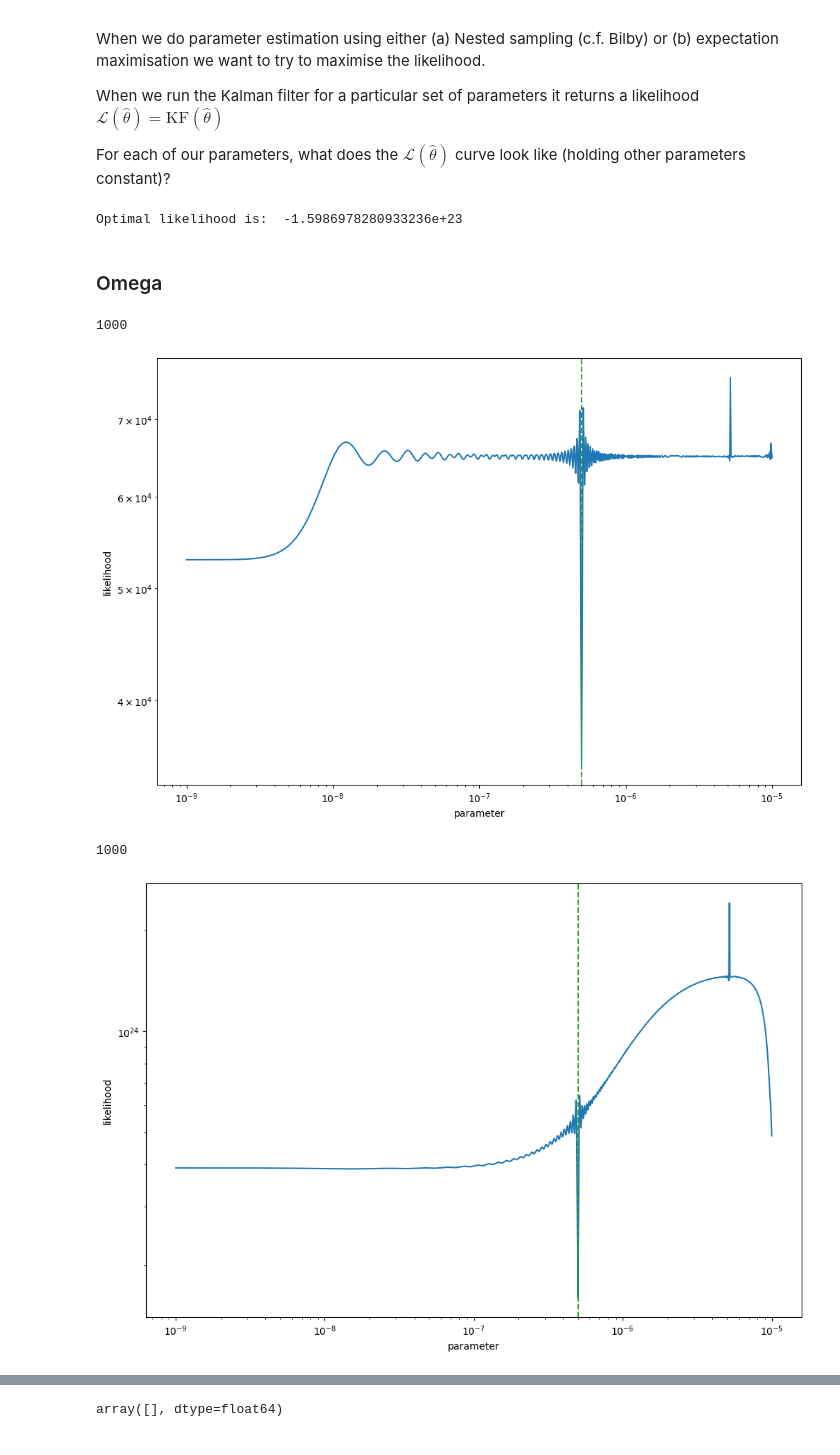
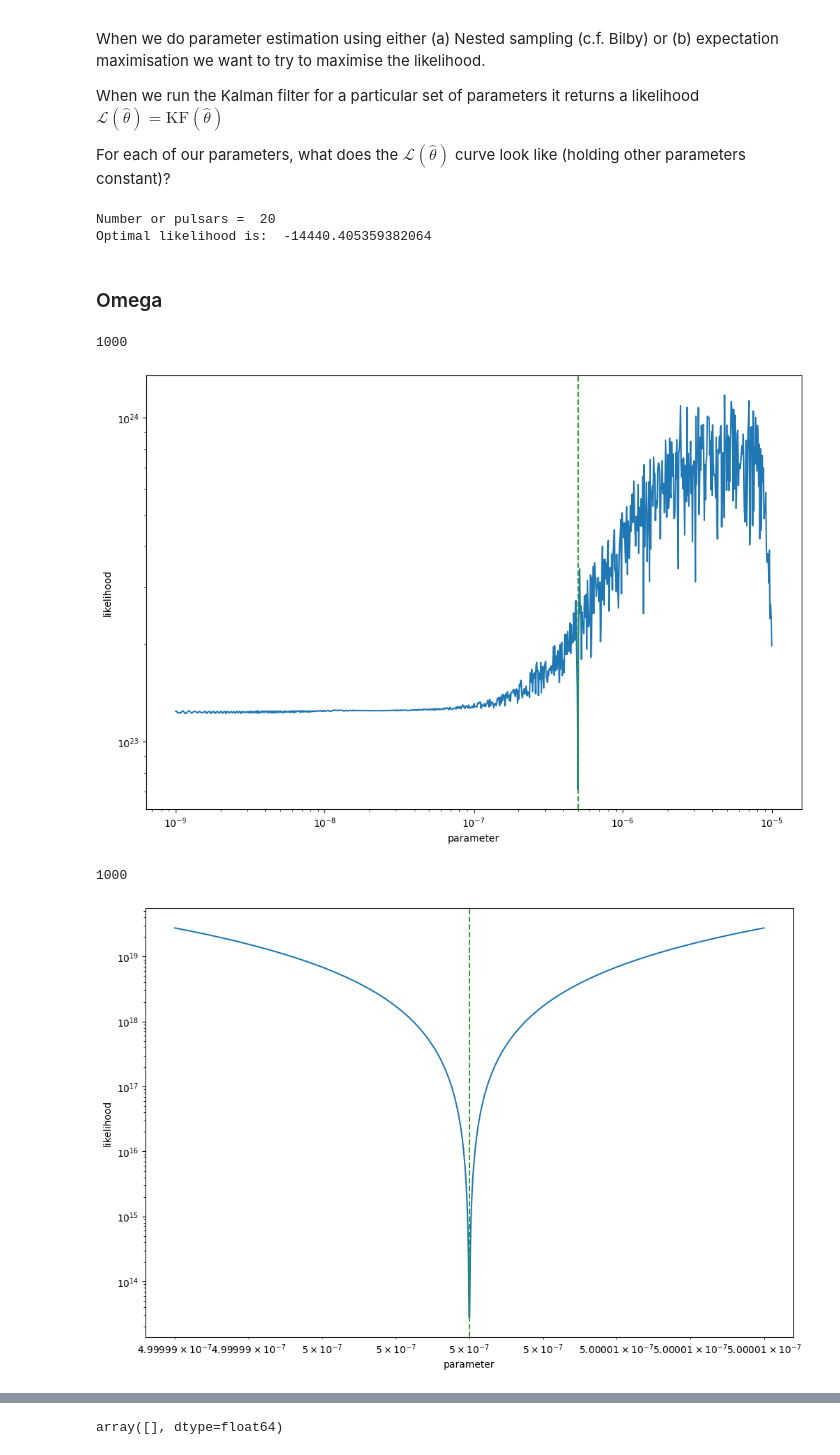
Before and after one commit to tomkimpson/StateSpacePTA, a Jupyter notebook: notebooks/likelihood_surfaces.ipynb, the cells around one changed output, grey strips where cells are left out. Cells and saved outputs as stored; diff of their text form; code cells hidden in the pictures.

Commit message:
pulsar term exprts again

```diff
--- a/notebooks/likelihood_surfaces.ipynb
+++ b/notebooks/likelihood_surfaces.ipynb
@@ -41,7 +41,7 @@ from plotting import likelihoods_over_priors,iterate_over_priors
 import numpy as np
 
 #Set everything up
-P   = SystemParameters()   # define the system parameters
+P   = SystemParameters(Npsr=20)   # define the system parameters
 PTA = Pulsars(P)               # setup the PTA
 data = SyntheticData(PTA,P)    # generate some synthetic data
 
@@ -56,7 +56,8 @@ true_parameters = priors_dict(PTA,P)
 model_likelihood= KF.likelihood(true_parameters)
 print("Optimal likelihood is: ", model_likelihood)
 # %% [output]
-Optimal likelihood is:  -1.5986978280933236e+23
+Number or pulsars =  20
+Optimal likelihood is:  -14440.405359382064
 # %%
 import matplotlib.pyplot as plt
 def plot_likelihood(x,y,logscale,x_critical):
@@ -92,16 +93,21 @@ likelihoods = iterate_over_priors(variable, variable_range,selected_parameters,K
 plot_likelihood(variable_range,np.abs(likelihoods),True,true_parameters[variable])
 # %% [output]
 1000
-[figure, old version]
+[figure, new version]
 # %%
 import numpy as np
 variable = "omega_gw"
-variable_range = np.logspace(-9,-5,int(1e3))
+eps = 1e-16
+truth = 5e-7
+delta = 1e4*eps
+variable_range = np.linspace(truth-delta,truth+delta,int(1e3))
+#variable_range = np.linspace(2e-7,8e-7,int(1e3))
+
 ##ariable_range = np.arange(1e-7,9e-7,5e-9)
 print(len(variable_range))
 selected_parameters = true_parameters.copy()
 likelihoods = iterate_over_priors(variable, variable_range,selected_parameters,KF)
 plot_likelihood(variable_range,np.abs(likelihoods),True,true_parameters[variable])
 # %% [output]
 1000
-[figure, old version]
+[figure, new version]
```
Also changed, not shown: parts of 1 cell of this notebook, 7 other files.
